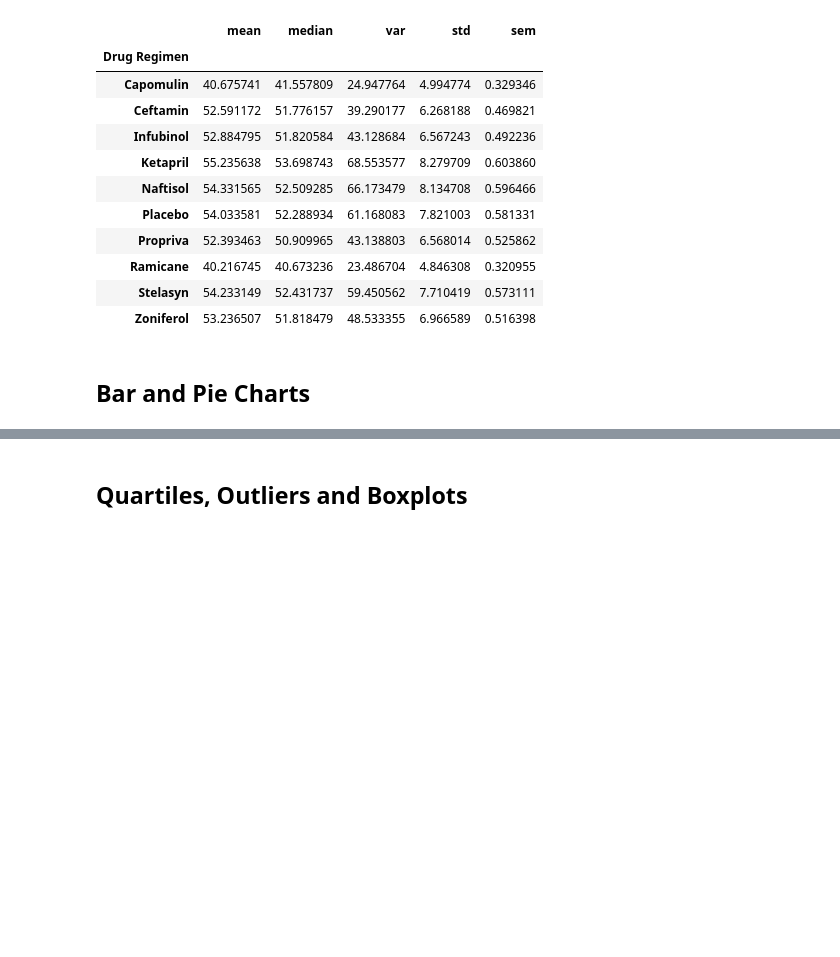
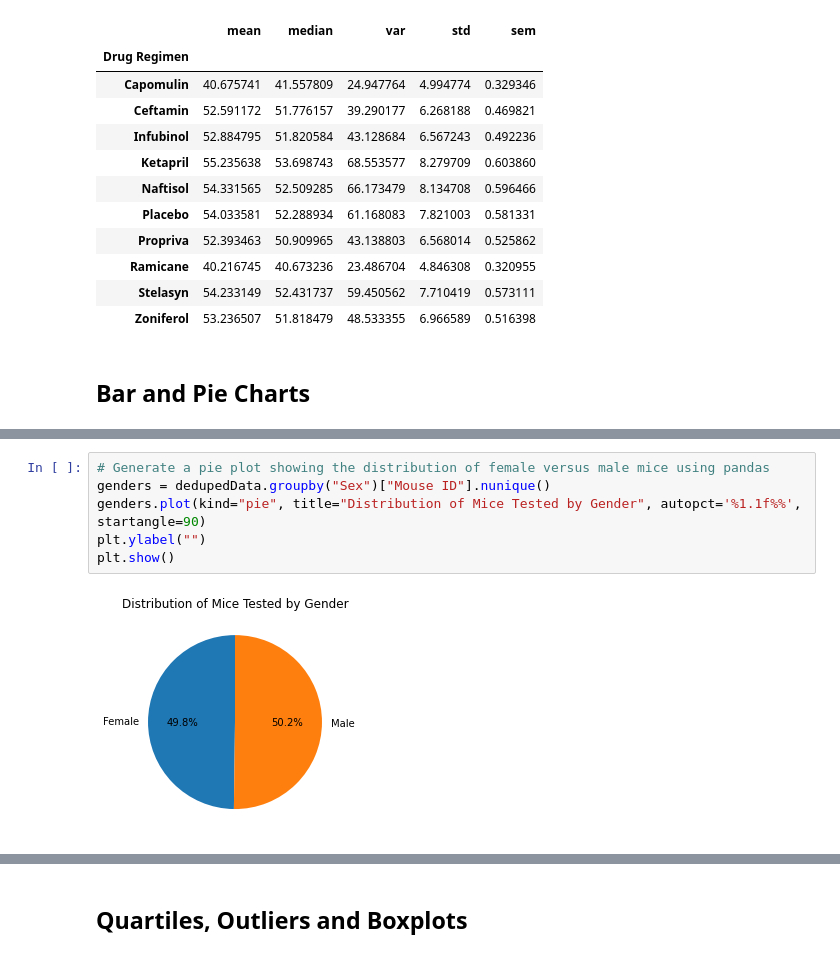
Before and after one commit to MarcyVampQueen/Matplotlib-challenge, a Jupyter notebook: Pymaceuticals/pymaceuticals_starter.ipynb, the cells around one changed output, grey strips where cells are left out. Cells and saved outputs as stored; diff of their text form; blank space fills up the shorter version.

```diff
--- a/Pymaceuticals/pymaceuticals_starter.ipynb
+++ b/Pymaceuticals/pymaceuticals_starter.ipynb
@@ -115 +131,9 @@ regimens["Tumor Volume (mm3)"].agg(func=['mean','median','var','std','sem'])
+# %%
+# Generate a pie plot showing the distribution of female versus male mice using pandas
+genders = dedupedData.groupby("Sex")["Mouse ID"].nunique()
+genders.plot(kind="pie", title="Distribution of Mice Tested by Gender", autopct='%1.1f%%', startangle=90)
+plt.ylabel("")
+plt.show()
+# %% [output]
+[figure, added]
 # %%
```
Also changed, not shown: parts of 4 cells of this notebook.
